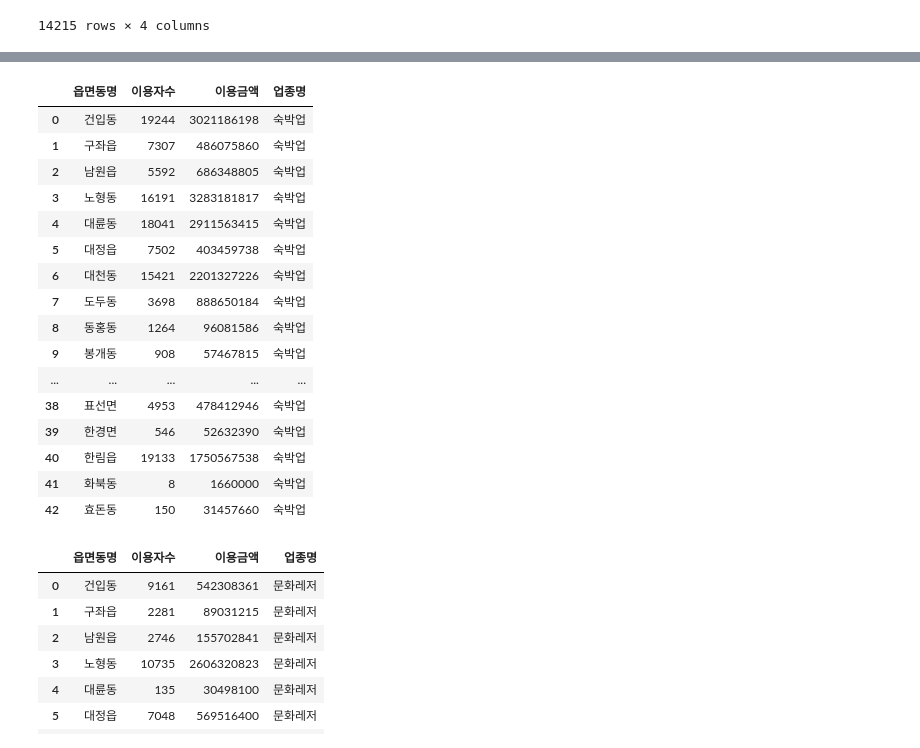
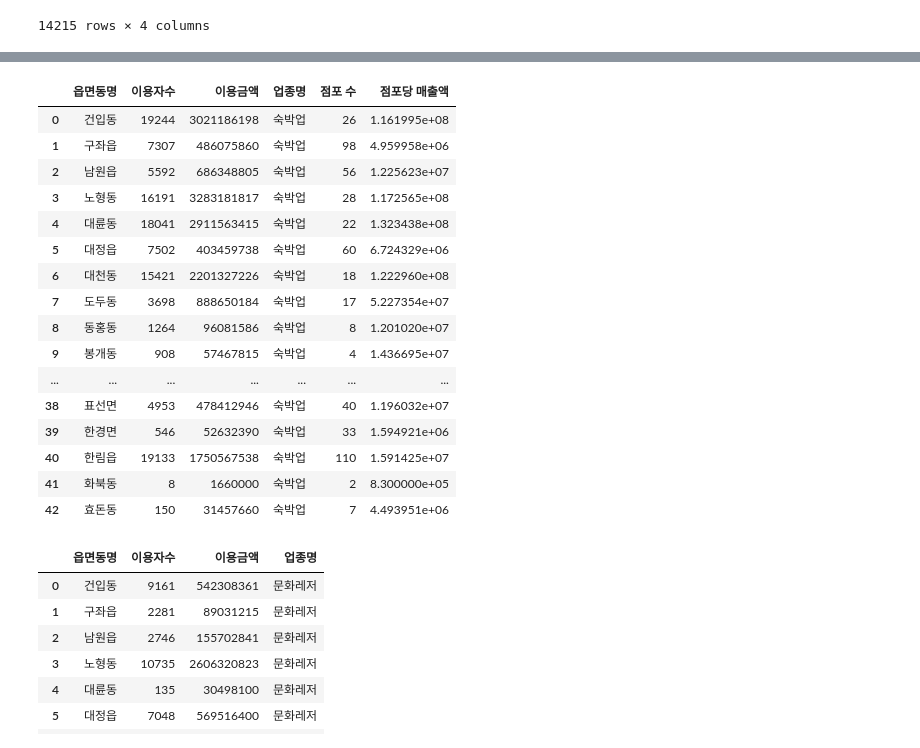
Before and after one commit to biggyapple/yechan, a Jupyter notebook: industry.ipynb, the cells around one changed output, grey strips where cells are left out. Drawn from its saved outputs; the diff is of its cells as text; code cells hidden in the pictures.

```diff
--- a/industry.ipynb
+++ b/industry.ipynb
@@ -73,3 +73,6 @@ count
 | 134 | 효돈동 | 숙박 | 7 |
 | 135 | 효돈동 | 음식 | 91 |
 136 rows × 3 columns
+# %%
+count = count.sort_values([ '상권업종대분류명', '행정동명'])
+count
@@ -75,0 +153,6 @@ count
+# %%
+sleep_count=count[count.상권업종대분류명=='숙박']
+del sleep_count['행정동명']
+del sleep_count['상권업종대분류명']
+sleep_count=sleep_count.reset_index(drop=True)
+sleep_count
@@ -153,29 +258,31 @@ some_group
 # %%
 sleep=jejudata19[(jejudata19["업종명"]=="호텔업")
                 |(jejudata19["업종명"]=="휴양콘도")
                 |(jejudata19["업종명"]=="여관업")]
 
 sleep_group=sleep.groupby(["읍면동명"],as_index=False).sum()
 sleep_group["업종명"]="숙박업"
+sleep_group=sleep_group.join(sleep_count)
+sleep_group["점포당 매출액"]=sleep_group["이용금액"]/sleep_group["점포 수"]
 sleep_group
 # %% [output]
-|  | 읍면동명 | 이용자수 | 이용금액 | 업종명 |
-| 0 | 건입동 | 19244 | 3021186198 | 숙박업 |
-| 1 | 구좌읍 | 7307 | 486075860 | 숙박업 |
-| 2 | 남원읍 | 5592 | 686348805 | 숙박업 |
-| 3 | 노형동 | 16191 | 3283181817 | 숙박업 |
-| 4 | 대륜동 | 18041 | 2911563415 | 숙박업 |
-| 5 | 대정읍 | 7502 | 403459738 | 숙박업 |
-| 6 | 대천동 | 15421 | 2201327226 | 숙박업 |
-| 7 | 도두동 | 3698 | 888650184 | 숙박업 |
-| 8 | 동홍동 | 1264 | 96081586 | 숙박업 |
-| 9 | 봉개동 | 908 | 57467815 | 숙박업 |
-| ... | ... | ... | ... | ... |
-| 38 | 표선면 | 4953 | 478412946 | 숙박업 |
-| 39 | 한경면 | 546 | 52632390 | 숙박업 |
-| 40 | 한림읍 | 19133 | 1750567538 | 숙박업 |
-| 41 | 화북동 | 8 | 1660000 | 숙박업 |
-| 42 | 효돈동 | 150 | 31457660 | 숙박업 |
+|  | 읍면동명 | 이용자수 | 이용금액 | 업종명 | 점포 수 | 점포당 매출액 |
+| 0 | 건입동 | 19244 | 3021186198 | 숙박업 | 26 | 1.161995e+08 |
+| 1 | 구좌읍 | 7307 | 486075860 | 숙박업 | 98 | 4.959958e+06 |
+| 2 | 남원읍 | 5592 | 686348805 | 숙박업 | 56 | 1.225623e+07 |
+| 3 | 노형동 | 16191 | 3283181817 | 숙박업 | 28 | 1.172565e+08 |
+| 4 | 대륜동 | 18041 | 2911563415 | 숙박업 | 22 | 1.323438e+08 |
+| 5 | 대정읍 | 7502 | 403459738 | 숙박업 | 60 | 6.724329e+06 |
+| 6 | 대천동 | 15421 | 2201327226 | 숙박업 | 18 | 1.222960e+08 |
+| 7 | 도두동 | 3698 | 888650184 | 숙박업 | 17 | 5.227354e+07 |
+| 8 | 동홍동 | 1264 | 96081586 | 숙박업 | 8 | 1.201020e+07 |
+| 9 | 봉개동 | 908 | 57467815 | 숙박업 | 4 | 1.436695e+07 |
+| ... | ... | ... | ... | ... | ... | ... |
+| 38 | 표선면 | 4953 | 478412946 | 숙박업 | 40 | 1.196032e+07 |
+| 39 | 한경면 | 546 | 52632390 | 숙박업 | 33 | 1.594921e+06 |
+| 40 | 한림읍 | 19133 | 1750567538 | 숙박업 | 110 | 1.591425e+07 |
+| 41 | 화북동 | 8 | 1660000 | 숙박업 | 2 | 8.300000e+05 |
+| 42 | 효돈동 | 150 | 31457660 | 숙박업 | 7 | 4.493951e+06 |
 # %%
 activity=jejudata19[(jejudata19["업종명"]=="스포츠 및 레크레이션 용품 임대업")
                     |(jejudata19["업종명"]=="기타 수상오락 서비스업")]
```
Also changed, not shown: parts of 8 cells of this notebook.
